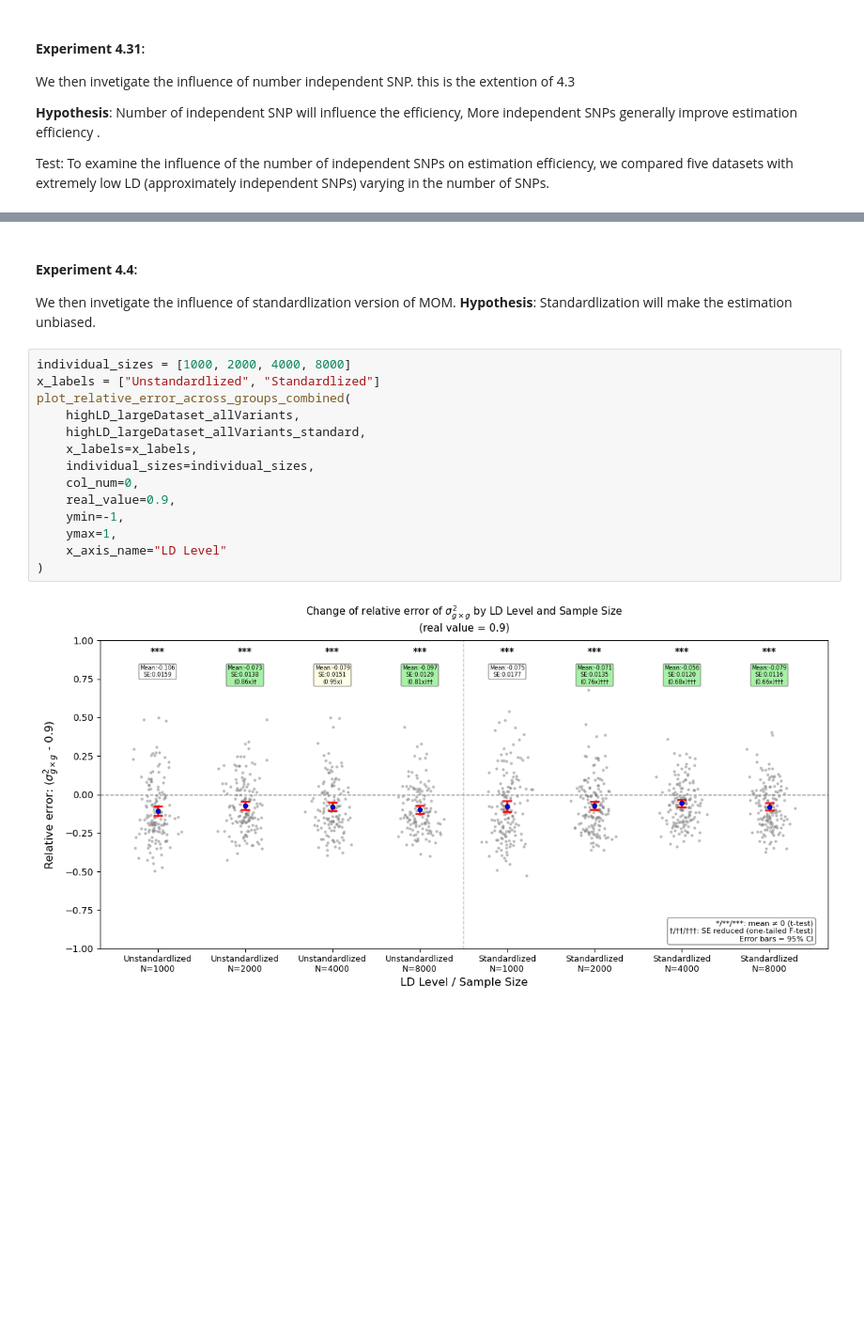
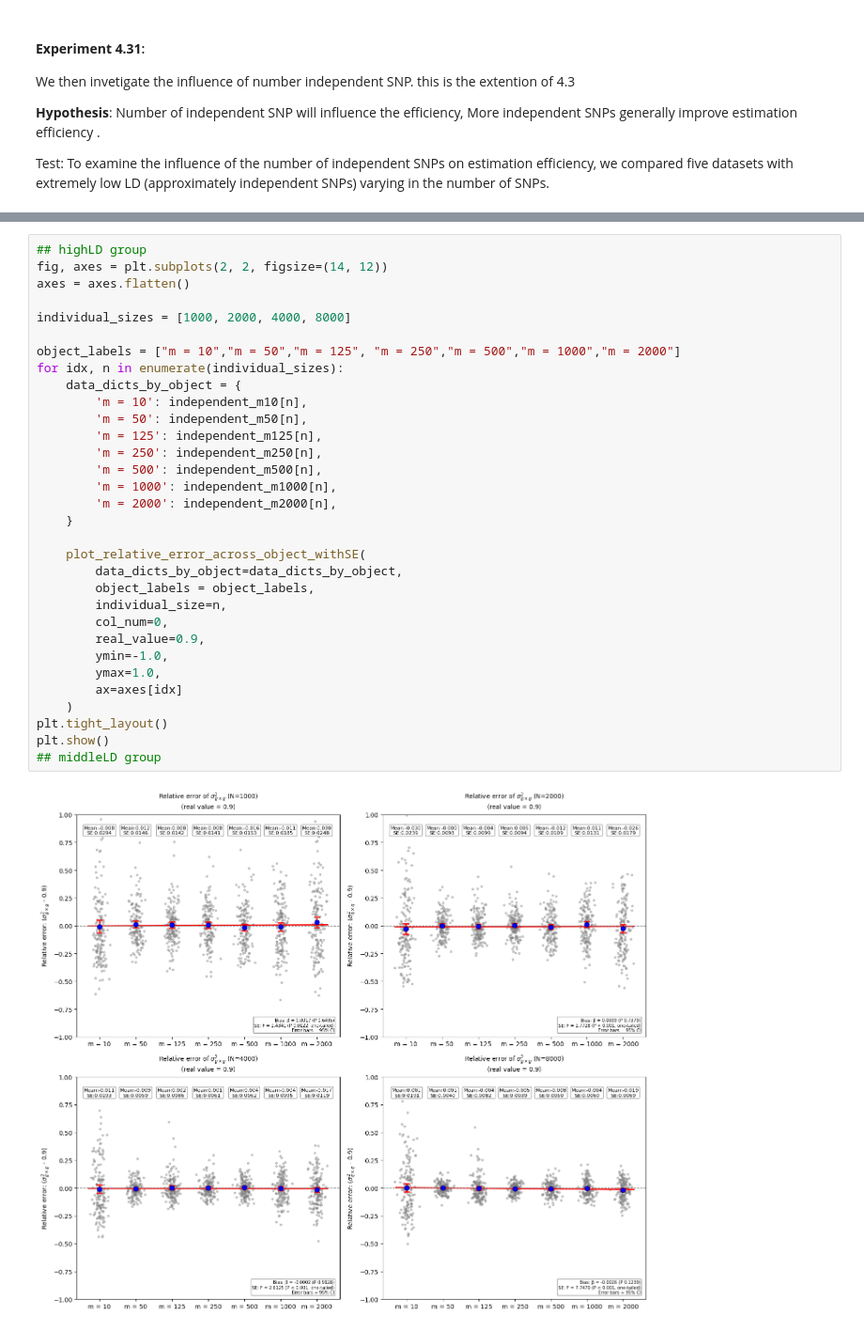
Before and after one commit to border-lab/Full-gene-level-GxG-Estimation, a Jupyter notebook: Experiments/solve_ContiguousSNP.ipynb, the cells around one changed output, grey strips where cells are left out. Shown at 94% size. Saved outputs shown, nothing was run; the diff lists cells and outputs as text; blank space fills up the shorter version.

```diff
--- a/Experiments/solve_ContiguousSNP.ipynb
+++ b/Experiments/solve_ContiguousSNP.ipynb
@@ -526,20 +514,34 @@ plot_relative_error_across_groups_combined(
-# %% [markdown]
-#### **Experiment 4.4**:
-We then invetigate the influence of standardlization version of MOM.
-**Hypothesis**: Standardlization will make the estimation unbiased.
-# %%
-individual_sizes = [1000, 2000, 4000, 8000]
-x_labels = ["Unstandardlized", "Standardlized"]
-plot_relative_error_across_groups_combined(
-    highLD_largeDataset_allVariants,
-    highLD_largeDataset_allVariants_standard,
-    x_labels=x_labels,
-    individual_sizes=individual_sizes,
-    col_num=0,
-    real_value=0.9,
-    ymin=-1,
-    ymax=1,
-    x_axis_name="LD Level"
-)
-# %% [output]
-[figure, removed]
+# %%
+## highLD group
+fig, axes = plt.subplots(2, 2, figsize=(14, 12))
+axes = axes.flatten()
+
+individual_sizes = [1000, 2000, 4000, 8000]
+
+object_labels = ["m = 10","m = 50","m = 125", "m = 250","m = 500","m = 1000","m = 2000"]
+for idx, n in enumerate(individual_sizes):
+    data_dicts_by_object = {
+        'm = 10': independent_m10[n],
+        'm = 50': independent_m50[n],
+        'm = 125': independent_m125[n],
+        'm = 250': independent_m250[n],
+        'm = 500': independent_m500[n],
+        'm = 1000': independent_m1000[n],
+        'm = 2000': independent_m2000[n],
+    }
+
+    plot_relative_error_across_object_withSE(
+        data_dicts_by_object=data_dicts_by_object,
+        object_labels = object_labels,
+        individual_size=n,
+        col_num=0,
+        real_value=0.9,
+        ymin=-1.0,
+        ymax=1.0,
+        ax=axes[idx]
+    )
+plt.tight_layout()
+plt.show()
+## middleLD group
+# %% [output]
+[figure, added]
```
Also changed, not shown: parts of 17 cells of this notebook, 30 other files.
